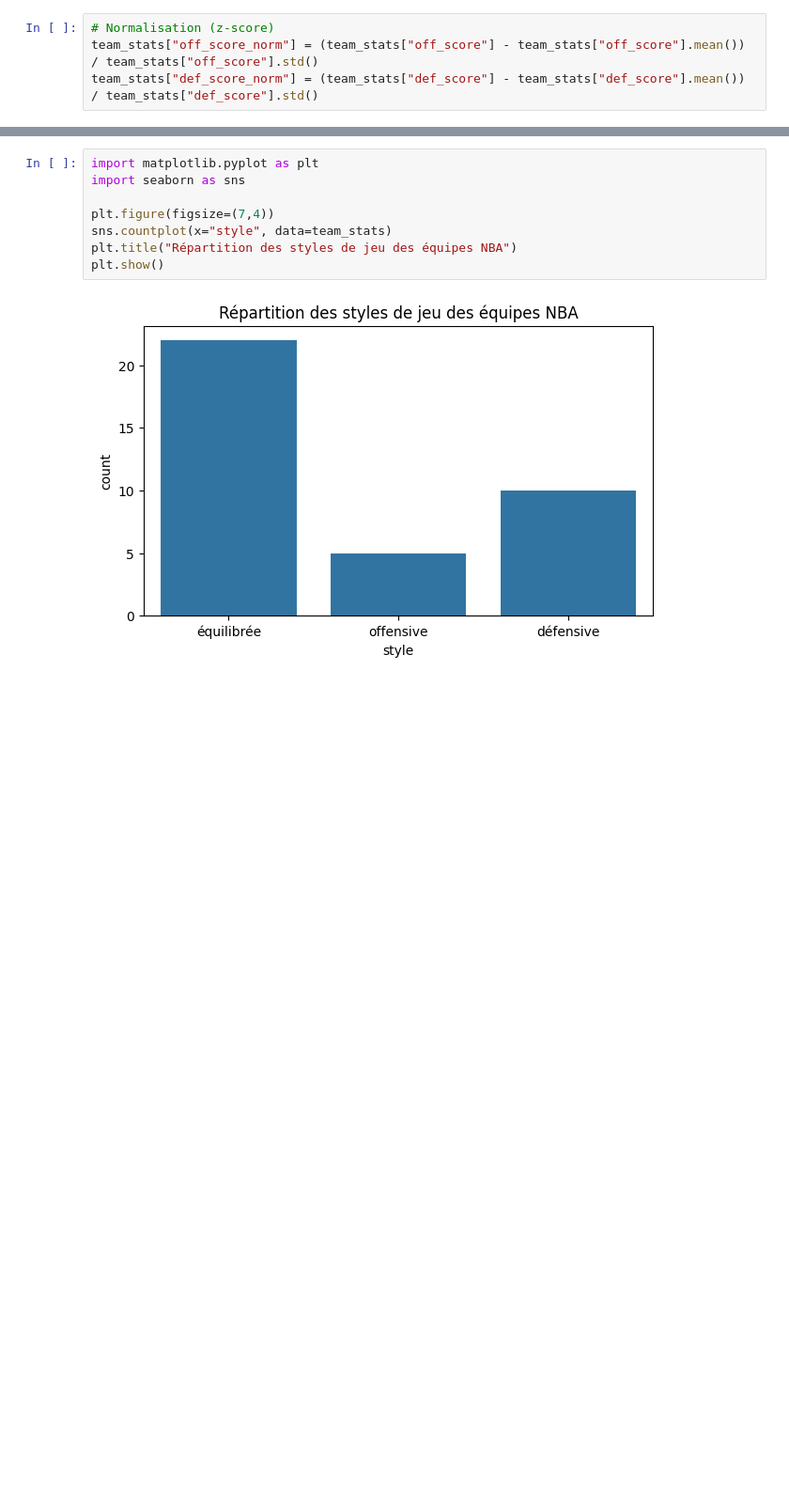
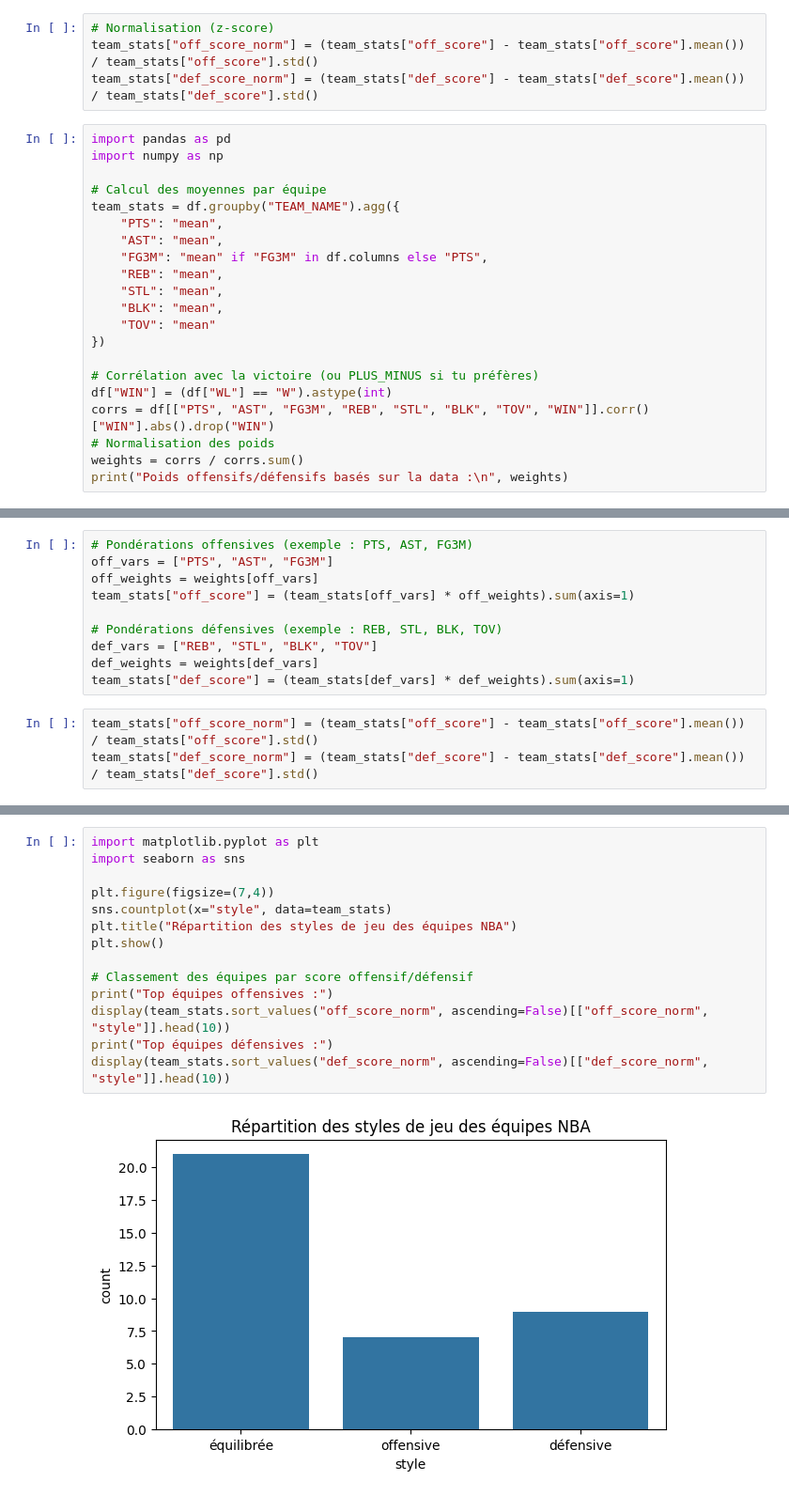
Before and after one commit to othmanedq/ml-project, a Jupyter notebook: MLTeams/notebooks/Modele.ipynb, the cells around one changed output, grey strips where cells are left out. Shown at 94% size. Drawn from its saved outputs; the diff is of its cells as text; blank space fills up the shorter version.

```diff
--- a/MLTeams/notebooks/Modele.ipynb
+++ b/MLTeams/notebooks/Modele.ipynb
@@ -133,3 +102,24 @@ team_stats["def_score"] = (
 # Normalisation (z-score)
 team_stats["off_score_norm"] = (team_stats["off_score"] - team_stats["off_score"].mean()) / team_stats["off_score"].std()
 team_stats["def_score_norm"] = (team_stats["def_score"] - team_stats["def_score"].mean()) / team_stats["def_score"].std()
+# %%
+import pandas as pd
+import numpy as np
+
+# Calcul des moyennes par équipe
+team_stats = df.groupby("TEAM_NAME").agg({
+    "PTS": "mean",
+    "AST": "mean",
+    "FG3M": "mean" if "FG3M" in df.columns else "PTS",
+    "REB": "mean",
+    "STL": "mean",
+    "BLK": "mean",
+    "TOV": "mean"
+})
+
+# Corrélation avec la victoire (ou PLUS_MINUS si tu préfères)
+df["WIN"] = (df["WL"] == "W").astype(int)
+corrs = df[["PTS", "AST", "FG3M", "REB", "STL", "BLK", "TOV", "WIN"]].corr()["WIN"].abs().drop("WIN")
+# Normalisation des poids
+weights = corrs / corrs.sum()
+print("Poids offensifs/défensifs basés sur la data :\n", weights)
@@ -135,0 +136,13 @@ team_stats["def_score_norm"] = (team_stats["def_score"] - team_stats["def_score"
+# %%
+# Pondérations offensives (exemple : PTS, AST, FG3M)
+off_vars = ["PTS", "AST", "FG3M"]
+off_weights = weights[off_vars]
+team_stats["off_score"] = (team_stats[off_vars] * off_weights).sum(axis=1)
+
+# Pondérations défensives (exemple : REB, STL, BLK, TOV)
+def_vars = ["REB", "STL", "BLK", "TOV"]
+def_weights = weights[def_vars]
+team_stats["def_score"] = (team_stats[def_vars] * def_weights).sum(axis=1)
+# %%
+team_stats["off_score_norm"] = (team_stats["off_score"] - team_stats["off_score"].mean()) / team_stats["off_score"].std()
+team_stats["def_score_norm"] = (team_stats["def_score"] - team_stats["def_score"].mean()) / team_stats["def_score"].std()
@@ -168,10 +197,16 @@ display(team_stats[["off_score_norm", "def_score_norm", "style"]])
 # %%
 import matplotlib.pyplot as plt
 import seaborn as sns
 
 plt.figure(figsize=(7,4))
 sns.countplot(x="style", data=team_stats)
 plt.title("Répartition des styles de jeu des équipes NBA")
 plt.show()
+
+# Classement des équipes par score offensif/défensif
+print("Top équipes offensives :")
+display(team_stats.sort_values("off_score_norm", ascending=False)[["off_score_norm", "style"]].head(10))
+print("Top équipes défensives :")
+display(team_stats.sort_values("def_score_norm", ascending=False)[["def_score_norm", "style"]].head(10))
 # %% [output]
-[figure, old version]
+[figure, new version]
```
Also changed, not shown: parts of 48 cells of this notebook, 2 other files.
